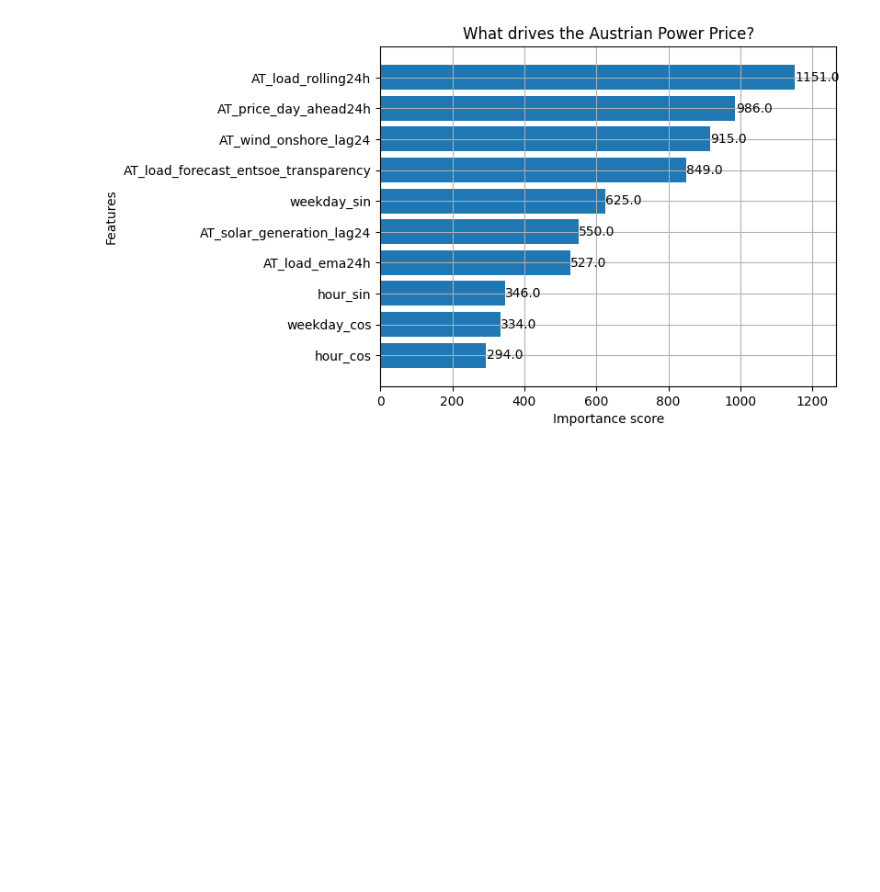
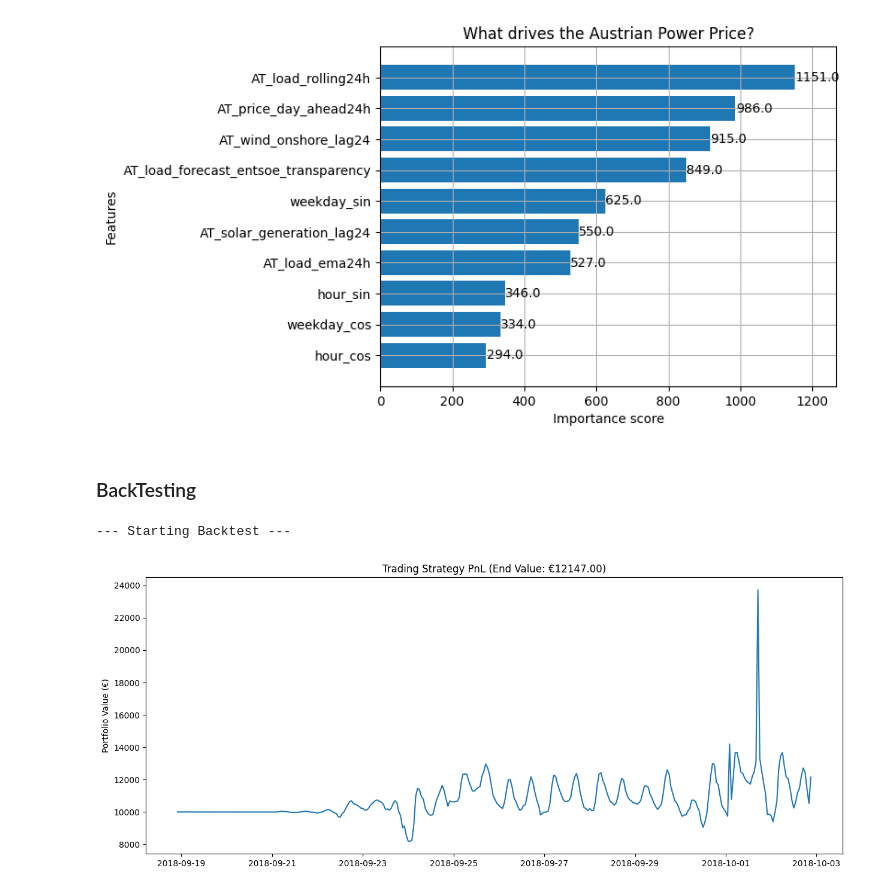
Before and after one commit to p-tsitsekidis/quant-analysis, a Jupyter notebook: main.ipynb, the cells around one changed output. Saved outputs shown, nothing was run; the diff lists cells and outputs as text; code cells hidden in the pictures; blank space fills up the shorter version.

Commit message:
Implement basic backtesting

```diff
--- a/main.ipynb
+++ b/main.ipynb
@@ -994,3 +994,49 @@ plt.show()
 # %% [output]
 [figure]
 [figure]
+# %% [markdown]
+### BackTesting
+# %%
+# Simple Trading Strategy:
+# If Model predicts Price > X (high), we Sell (Short) expecting it to drop?
+# Or simpler: Day Ahead Trading Strategy.
+# "If we predict price will be HIGHER than the naive baseline (yesterday), we Buy."
+
+# Let's do a simple spread capture strategy simulation:
+# We simulate a battery or speculative trader.
+# Rule: If Predicted Price < 50 EUR (Cheap), BUY. If Predicted Price > 100 EUR (Expensive), SELL.
+
+initial_cash = 10000
+cash = initial_cash
+inventory = 0
+portfolio_value = []
+
+print("--- Starting Backtest ---")
+
+for date, price_actual, price_pred in zip(y_test_master.index, y_test_master, y_pred_xgb):
+
+    # DECISION LOGIC (Based on PREDICTION, executed on ACTUAL)
+    if price_pred < 40 and cash > price_actual: # Buy signal
+        inventory += 1
+        cash -= price_actual
+        action = "BUY"
+    elif price_pred > 100 and inventory > 0: # Sell signal
+        inventory -= 1
+        cash += price_actual
+        action = "SELL"
+    else:
+        action = "HOLD"
+
+    # Mark to Market Value
+    current_val = cash + (inventory * price_actual)
+    portfolio_value.append(current_val)
+
+# Plot PnL
+plt.figure(figsize=(15, 6))
+plt.plot(y_test_master.index, portfolio_value)
+plt.title(f"Trading Strategy PnL (End Value: €{portfolio_value[-1]:.2f})")
+plt.ylabel("Portfolio Value (€)")
+plt.show()
+# %% [output]
+--- Starting Backtest ---
+[figure, added]
```
